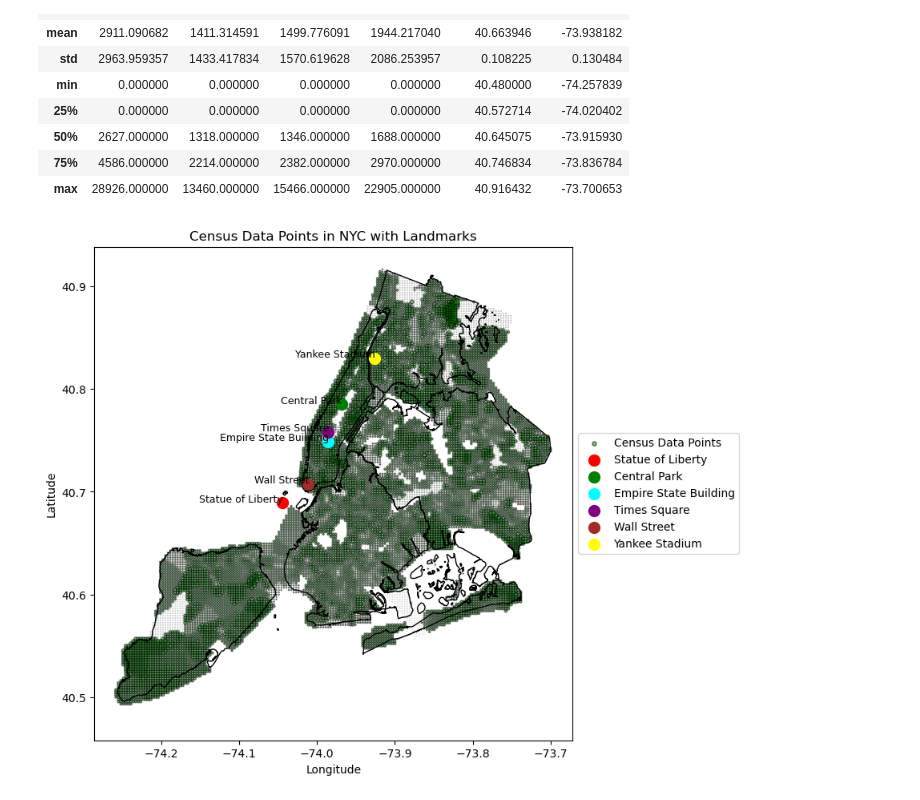
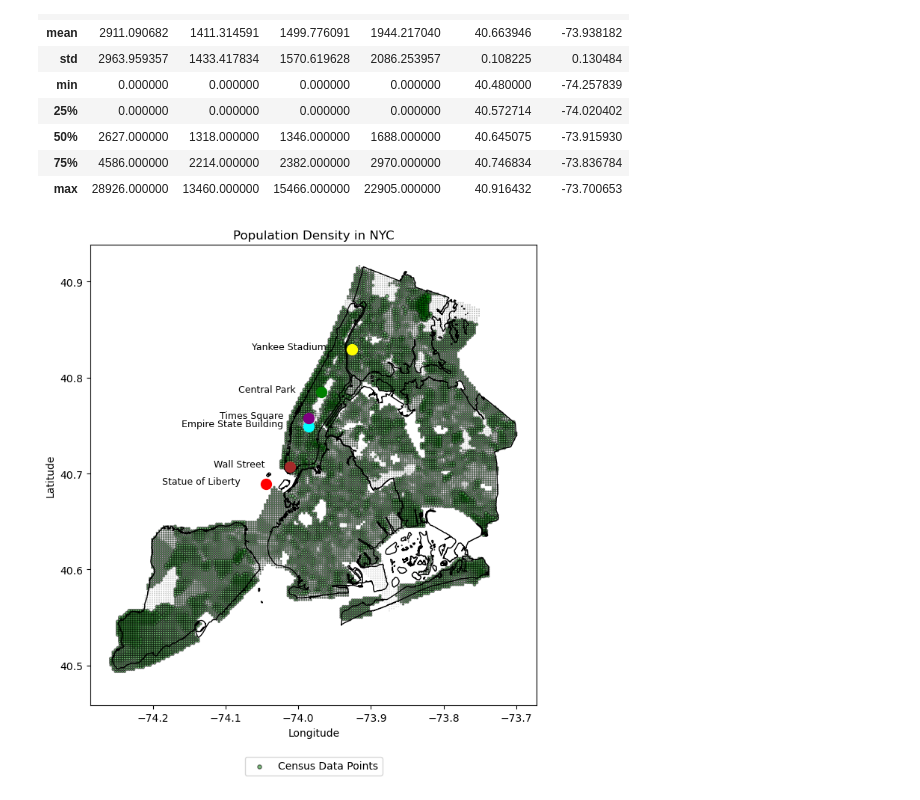
Before and after one commit to rudedoc/data-analytics, a Jupyter notebook: scripts/5 - NYC Census Data Exploration.ipynb, the cells around one changed output. Drawn from its saved outputs; the diff is of its cells as text; code cells hidden in the pictures.

```diff
--- a/scripts/5 - NYC Census Data Exploration.ipynb
+++ b/scripts/5 - NYC Census Data Exploration.ipynb
@@ -63,40 +63,41 @@ import matplotlib.pyplot as plt
 # Load the shapefile containing the borough boundaries
 boroughs = gpd.read_file('../mappings/boundaries/boundaries.shp')
 
 # Ensure the coordinate reference system (CRS) matches between your shapefile and your data
 boroughs = boroughs.to_crs(epsg=4326)  # EPSG:4326 is commonly used for lat/lon data
-
 
 # Load the landmarks data if you want to overlay it
 landmarks_df = pd.read_csv('../mappings/nyc_landmarks.csv')
 
 # Your existing data for the census
 latitudes = initial_df['latitude']
 longitudes = initial_df['longitude']
 populations = initial_df['TotalPop']  # Adjust this to the column you want to scale by
 
 # Create the scatter plot for census data with scaled marker sizes
 plt.figure(figsize=(12, 8))
 plt.scatter(longitudes, latitudes, c='green', alpha=0.5, edgecolor='k', label='Census Data Points', s=populations / 1000)  # Adjust the scaling factor
 
 # Plot the borough boundaries
 boroughs.plot(ax=plt.gca(), edgecolor='black', facecolor='none', linewidth=1)
 
-# Plot each landmark with its respective color
+# Plot each landmark with its respective color without adding it to the legend
 for index, row in landmarks_df.iterrows():
-    plt.scatter(row['Longitude'], row['Latitude'], c=row['Color'], label=row['Place'], s=100)
-    plt.text(row['Longitude'] + 0.001, row['Latitude'] + 0.001, row['Place'], fontsize=9, ha='right')
+    plt.scatter(row['Longitude'], row['Latitude'], c=row['Color'], label='_nolegend_', s=100)
+    plt.text(row['Longitude'] - 0.035, row['Latitude'], row['Place'], fontsize=9, ha='right')
 
 # Adding titles and labels
-plt.title('Census Data Points in NYC with Landmarks')
+plt.title('Population Density in NYC')
 plt.xlabel('Longitude')
 plt.ylabel('Latitude')
-plt.legend(loc='center left', bbox_to_anchor=(1, 0.5))
+
+# Place the legend below the map
+plt.legend(loc='upper center', bbox_to_anchor=(0.5, -0.1), ncol=3)
 
 # Show the plot
 plt.show()
 # %% [output]
-[figure, old version]
+[figure, new version]
 # %%
 import pandas as pd
 import matplotlib.pyplot as plt
```
Also changed, not shown: parts of 1 cell of this notebook, 6 other files.
